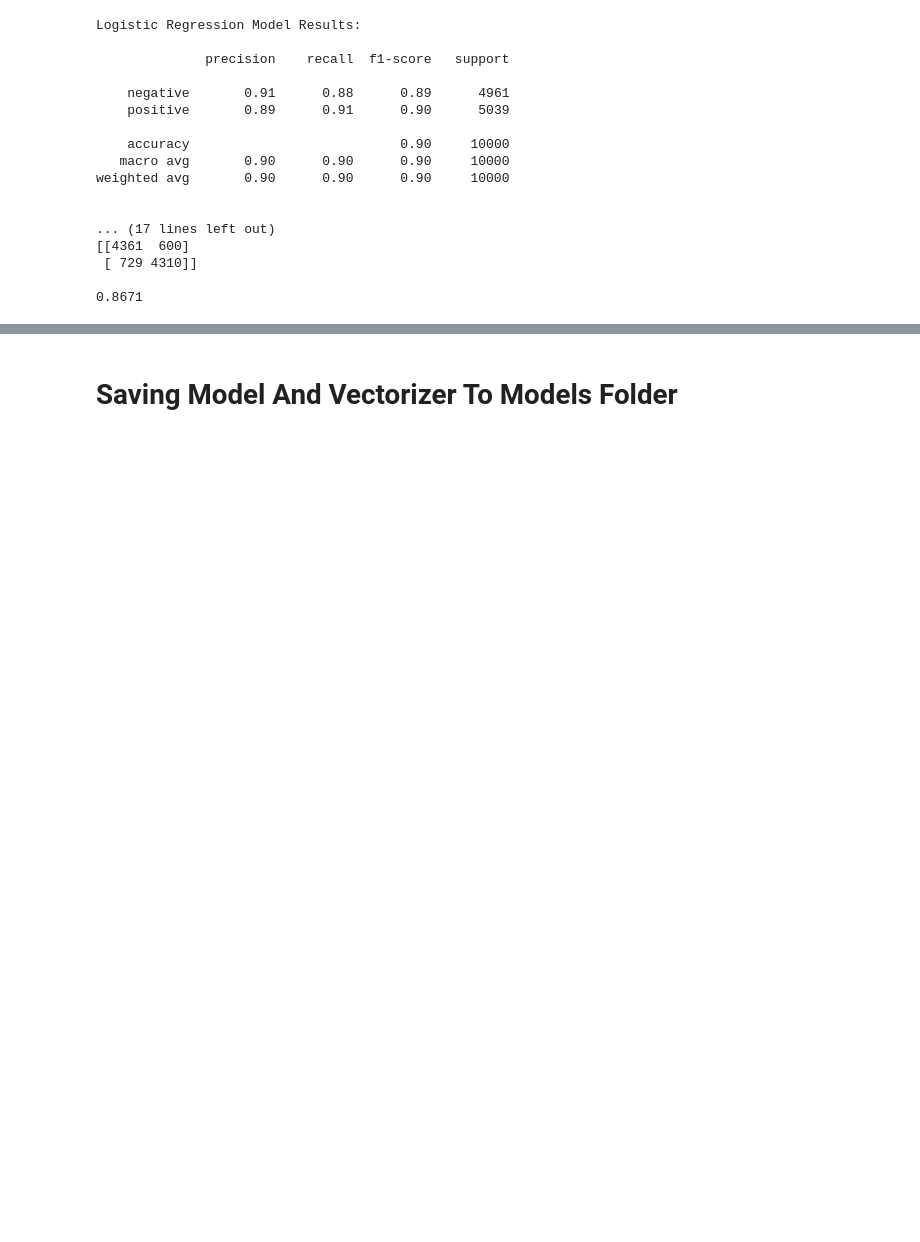
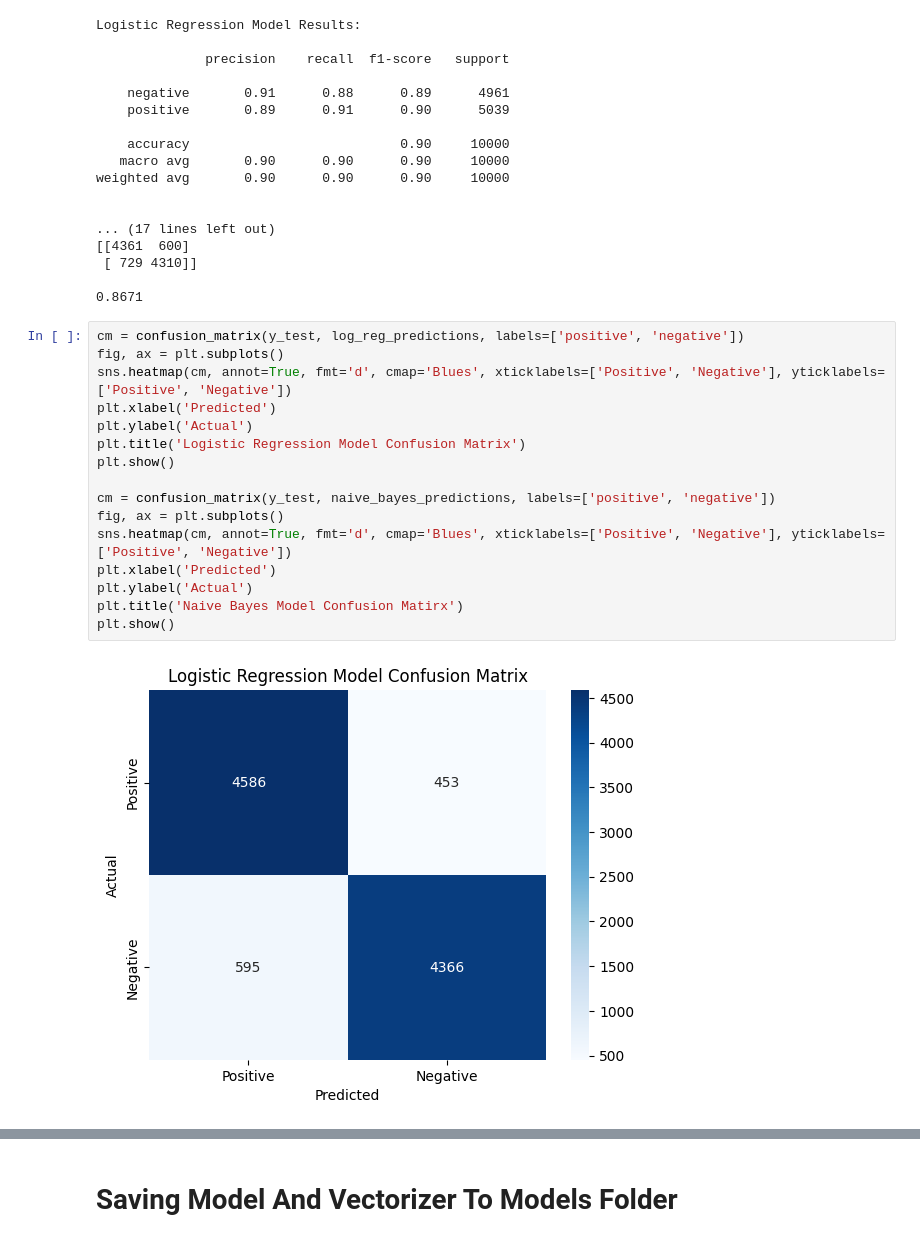
Before and after one commit to mericengin/imdb-reviews-sentiment, a Jupyter notebook: notebooks/imdb_sentiment.ipynb, the cells around one changed output, grey strips where cells are left out. Saved outputs shown, nothing was run; the diff lists cells and outputs as text; blank space fills up the shorter version.

Commit message:
feat: :sparkles: Implemented lots of visualisations in the notebook. Also added to streamlit app confusion matrix and classification report tables.

```diff
--- a/notebooks/imdb_sentiment.ipynb
+++ b/notebooks/imdb_sentiment.ipynb
@@ -194,3 +196,21 @@ weighted avg       0.90      0.90      0.90     10000
  [ 729 4310]]
 
 0.8671
+# %%
+cm = confusion_matrix(y_test, log_reg_predictions, labels=['positive', 'negative'])
+fig, ax = plt.subplots()
+sns.heatmap(cm, annot=True, fmt='d', cmap='Blues', xticklabels=['Positive', 'Negative'], yticklabels=['Positive', 'Negative'])
+plt.xlabel('Predicted')
+plt.ylabel('Actual')
+plt.title('Logistic Regression Model Confusion Matrix')
+plt.show()
+
+cm = confusion_matrix(y_test, naive_bayes_predictions, labels=['positive', 'negative'])
+fig, ax = plt.subplots()
+sns.heatmap(cm, annot=True, fmt='d', cmap='Blues', xticklabels=['Positive', 'Negative'], yticklabels=['Positive', 'Negative'])
+plt.xlabel('Predicted')
+plt.ylabel('Actual')
+plt.title('Naive Bayes Model Confusion Matirx')
+plt.show()
+# %% [output]
+[figure, added]
```
Also changed, not shown: parts of 6 cells of this notebook, 4 other files.
